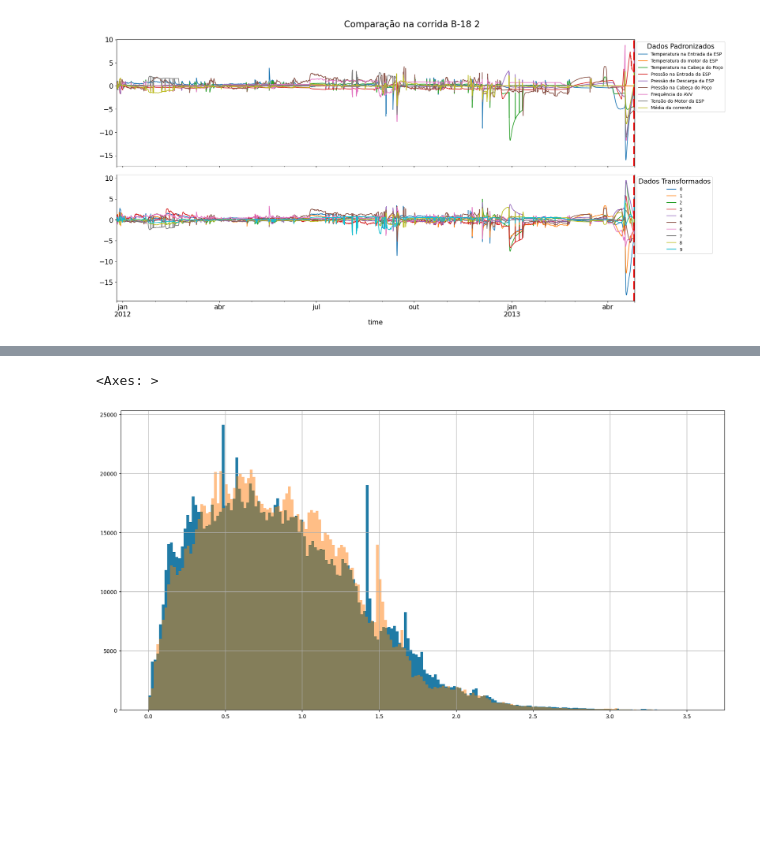
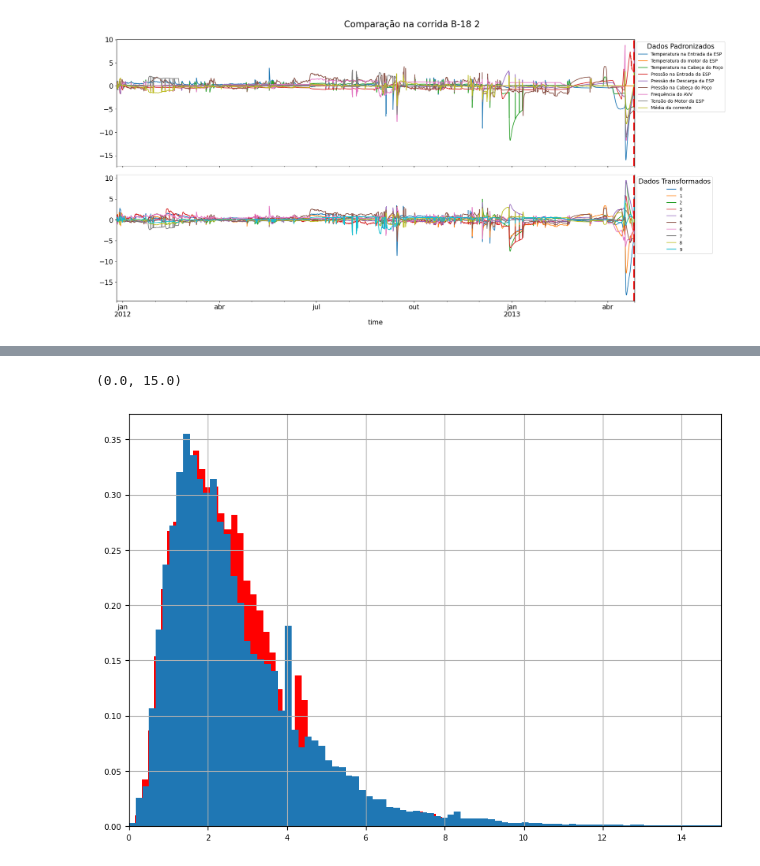
Before and after one commit to RL2-SP3/LISSA, a Jupyter notebook: examples/analise_dados_PCA.ipynb, the cells around one changed output, grey strips where cells are left out. Saved outputs shown, nothing was run; the diff lists cells and outputs as text; code cells hidden in the pictures; blank space fills up the shorter version.

```diff
--- a/examples/analise_dados_PCA.ipynb
+++ b/examples/analise_dados_PCA.ipynb
@@ -149,7 +229,8 @@ PCAdata[PCAHeaders].pow(2).sum(axis=1).pow(1/2).hist(bins=200)
 # %%
-entireData[operationalHeaders].pow(2).sum(axis=1).apply(lambda x: np.log1p(x)/2).hist(bins=200,figsize=(20,10),alpha=1) #.pow(1/2) .apply(lambda x: np.log1p(x)/2)
-ICAdata[ICAHeaders].pow(2).sum(axis=1).apply(lambda x: np.log1p(x)/2).hist(bins=200,figsize=(20,10),alpha=0.5)
-PCAdata[PCAHeaders].pow(2).sum(axis=1).apply(lambda x: np.log1p(x)/2).hist(bins=200,figsize=(20,10),alpha=0.1)
+# PCAdata[PCAHeaders].loc[PCAdata["Well_down"]==0].pow(2).sum(axis=1).pow(1/2).hist(bins=200,color="orange",density=True,figsize=(10,7))
+# ICAdata[PCAHeaders].loc[ICAdata["Well_down"]==0].pow(2).sum(axis=1).pow(1/2).hist(bins=200,color="red",density=True,alpha=1)
+# entireData[operationalHeaders].loc[entireData["Well_down"]==0].pow(2).sum(axis=1).pow(1/2).hist(bins=200,density=True,alpha=1)
+# plt.xlim((0,15))
 # %% [output]
-<Axes: >
+(0.0, 15.0)
-[figure, old version]
+[figure, new version]
```
Also changed, not shown: parts of 23 cells of this notebook, 1 other file.
